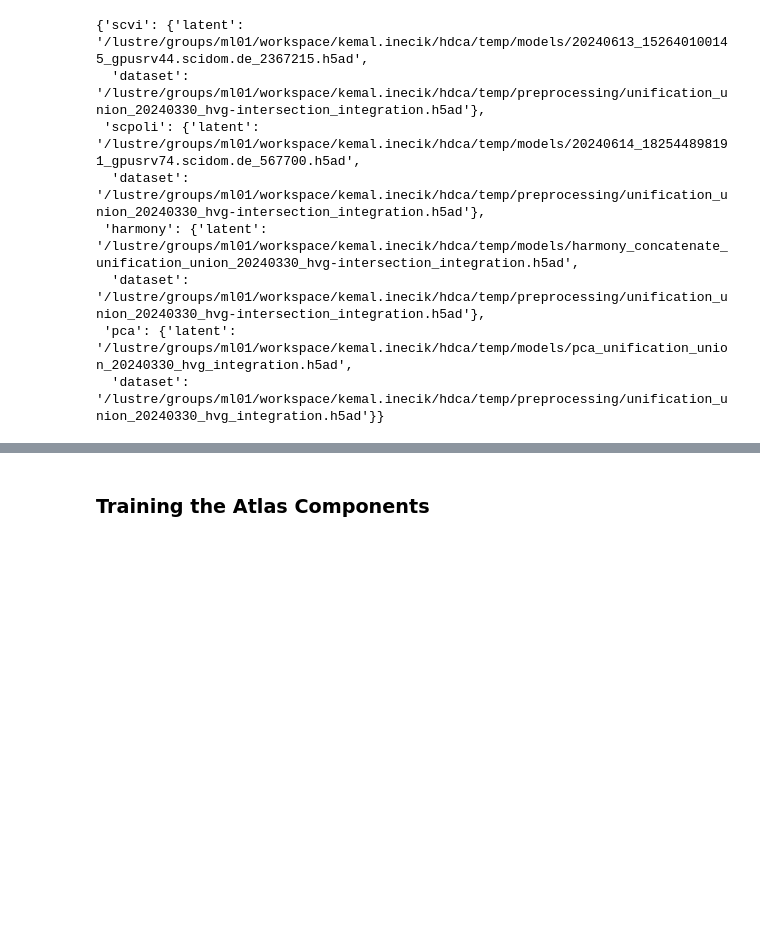
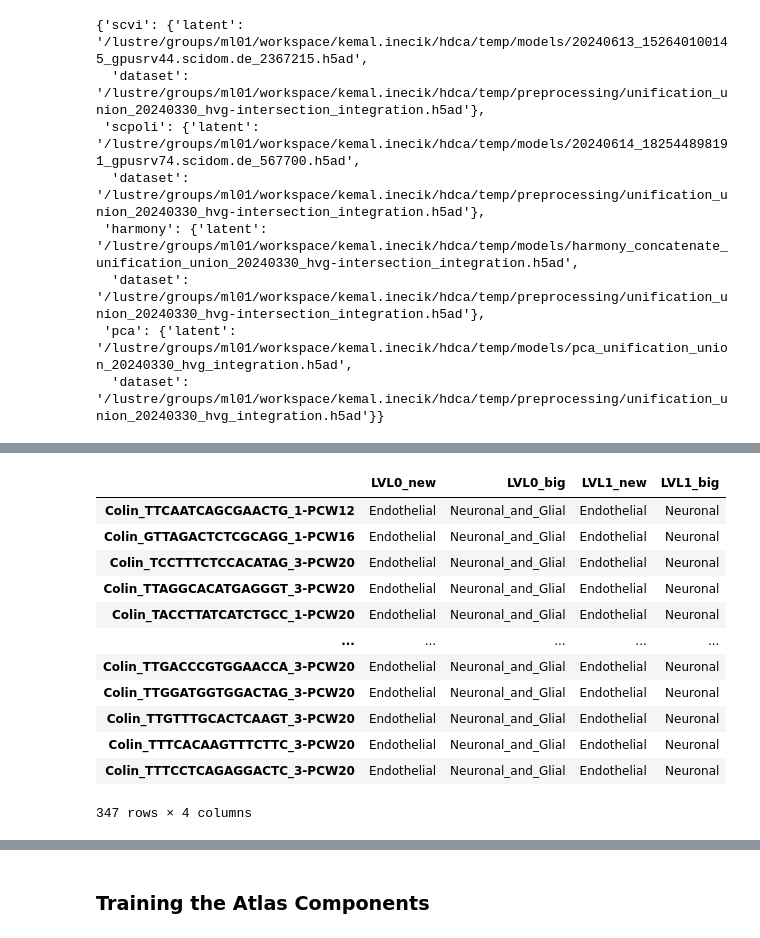
Before and after one commit to theislab/sctram, a Jupyter notebook: reproducibility/server_sync/experiments/development_atlas_figure/sctram_runner.ipynb, the cells around one changed output, grey strips where cells are left out. Saved outputs shown, nothing was run; the diff lists cells and outputs as text; code cells hidden in the pictures; blank space fills up the shorter version.

```diff
--- a/reproducibility/server_sync/experiments/development_atlas_figure/sctram_runner.ipynb
+++ b/reproducibility/server_sync/experiments/development_atlas_figure/sctram_runner.ipynb
@@ -123,4 +131,10 @@ trajectory_annotation_csv_path = dict(
     haem = '/lustre/groups/ml01/workspace/kemal.inecik/hdca/data/metadata/partial_annotation_for_trajectory/Haem_harm_20250407.csv',
     pns_neuro_glia = '/lustre/groups/ml01/workspace/kemal.inecik/hdca/data/metadata/partial_annotation_for_trajectory/PNS_neuro_glia_harm_20250407.csv',
 )
-trajectory_annotation_csv = {i: pd.read_csv(j) for i, j in trajectory_annotation_csv_path.items()}
+
+trajectory_annotation_csv = dict()
+for i, j in trajectory_annotation_csv_path.items():
+    k = pd.read_csv(j)
+    k.set_index("Unnamed: 0", drop=True, inplace=True, verify_integrity=True)
+    k.index.name = None
+    trajectory_annotation_csv[i] = k
@@ -128,0 +141,8 @@ trajectory_annotation_csv = {i: pd.read_csv(j) for i, j in trajectory_annotation
+# %%
+intersecting_columns_csv, differing_columns_csv = analyze_column_consistency(trajectory_annotation_csv)
+trajectory_annotation_csv_combined = combine_dataframes_on_columns(trajectory_annotation_csv, sorted(intersecting_columns_csv))
+# %%
+with h5py.File(df_hdca_lvl3_adata_paths["scpoli"]["latent"]) as f:
+    adata_scvi_latent_obs = ad.io.read_elem(f["obs"])
+# %%
+out_df, mismatch_df, missing_df = harmonize_union_with_report(trajectory_annotation_csv_combined, adata_scvi_latent_obs)
@@ -128,0 +172,16 @@ trajectory_annotation_csv = {i: pd.read_csv(j) for i, j in trajectory_annotation
+# %%
+mismatch_df
+# %% [output]
+|  | LVL0_new | LVL0_big | LVL1_new | LVL1_big |
+| Colin_TTCAATCAGCGAACTG_1-PCW12 | Endothelial | Neuronal_and_Glial | Endothelial | Neuronal |
+| Colin_GTTAGACTCTCGCAGG_1-PCW16 | Endothelial | Neuronal_and_Glial | Endothelial | Neuronal |
+| Colin_TCCTTTCTCCACATAG_3-PCW20 | Endothelial | Neuronal_and_Glial | Endothelial | Neuronal |
+| Colin_TTAGGCACATGAGGGT_3-PCW20 | Endothelial | Neuronal_and_Glial | Endothelial | Neuronal |
+| Colin_TACCTTATCATCTGCC_1-PCW20 | Endothelial | Neuronal_and_Glial | Endothelial | Neuronal |
+| ... | ... | ... | ... | ... |
+| Colin_TTGACCCGTGGAACCA_3-PCW20 | Endothelial | Neuronal_and_Glial | Endothelial | Neuronal |
+| Colin_TTGGATGGTGGACTAG_3-PCW20 | Endothelial | Neuronal_and_Glial | Endothelial | Neuronal |
+| Colin_TTGTTTGCACTCAAGT_3-PCW20 | Endothelial | Neuronal_and_Glial | Endothelial | Neuronal |
+| Colin_TTTCACAAGTTTCTTC_3-PCW20 | Endothelial | Neuronal_and_Glial | Endothelial | Neuronal |
+| Colin_TTTCCTCAGAGGACTC_3-PCW20 | Endothelial | Neuronal_and_Glial | Endothelial | Neuronal |
+347 rows × 4 columns
```
Also changed, not shown: parts of 21 cells of this notebook, 29 other files.
